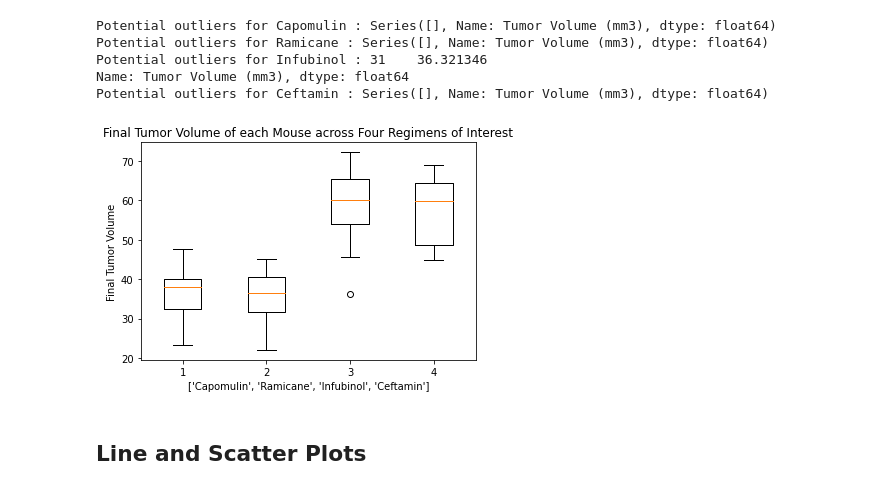
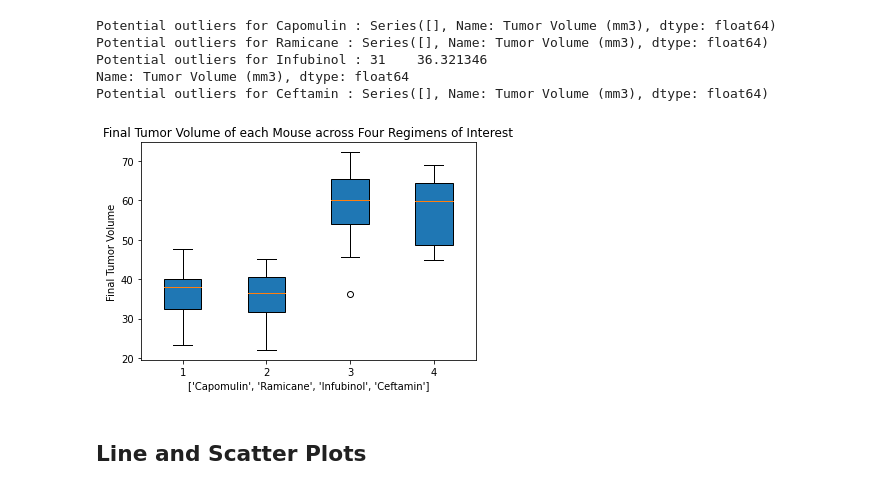
Before and after one commit to fromjandp/Pymaceuticals-Challenge, a Jupyter notebook: pymaceuticals_starter.ipynb, the cells around one changed output. Cells and saved outputs as stored; diff of their text form; code cells hidden in the pictures.

```diff
--- a/pymaceuticals_starter.ipynb
+++ b/pymaceuticals_starter.ipynb
@@ -270,14 +270,14 @@ Potential outliers for Ceftamin : Series([], Name: Tumor Volume (mm3), dtype: fl
 # %%
 # Generate a box plot of the final tumor volume of each mouse across four regimens of interest
 fig1, ax1 = plt.subplots()
 ax1.set_title("Final Tumor Volume of each Mouse across Four Regimens of Interest")
 ax1.set_ylabel("Final Tumor Volume")
 ax1.set_xlabel(treatment_list)
-ax1.boxplot(tumor_volume_list)
+ax1.boxplot(tumor_volume_list, patch_artist=True)
 
 plt.show()
 # %% [output]
-[figure, old version]
+[figure, new version]
 # %% [markdown]
 ## Line and Scatter Plots
 # %%
```
